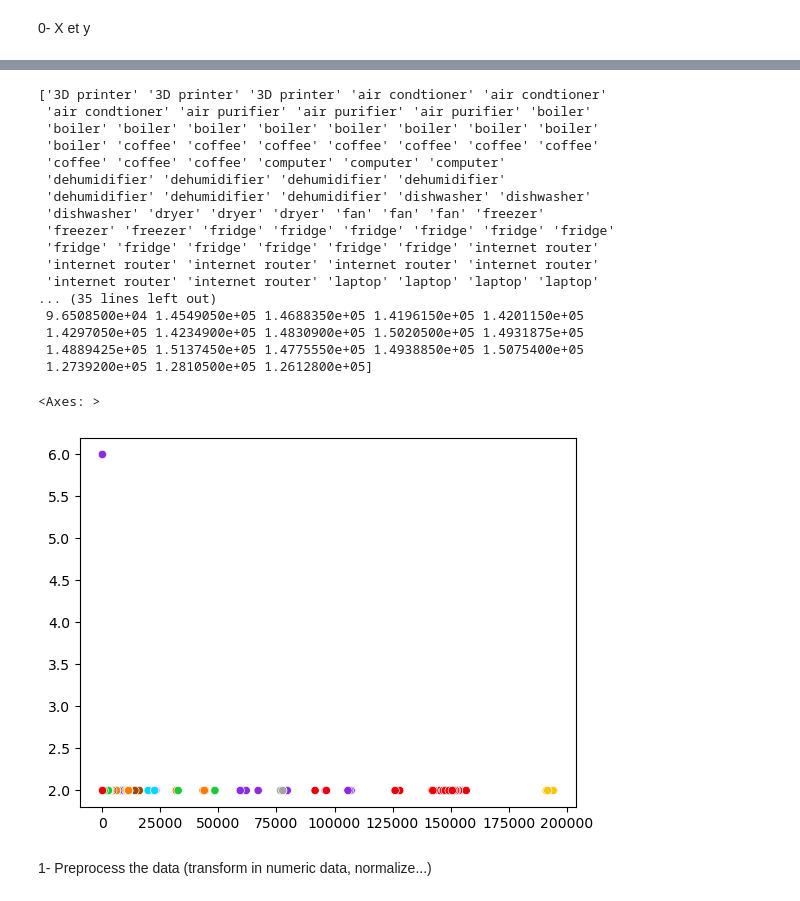
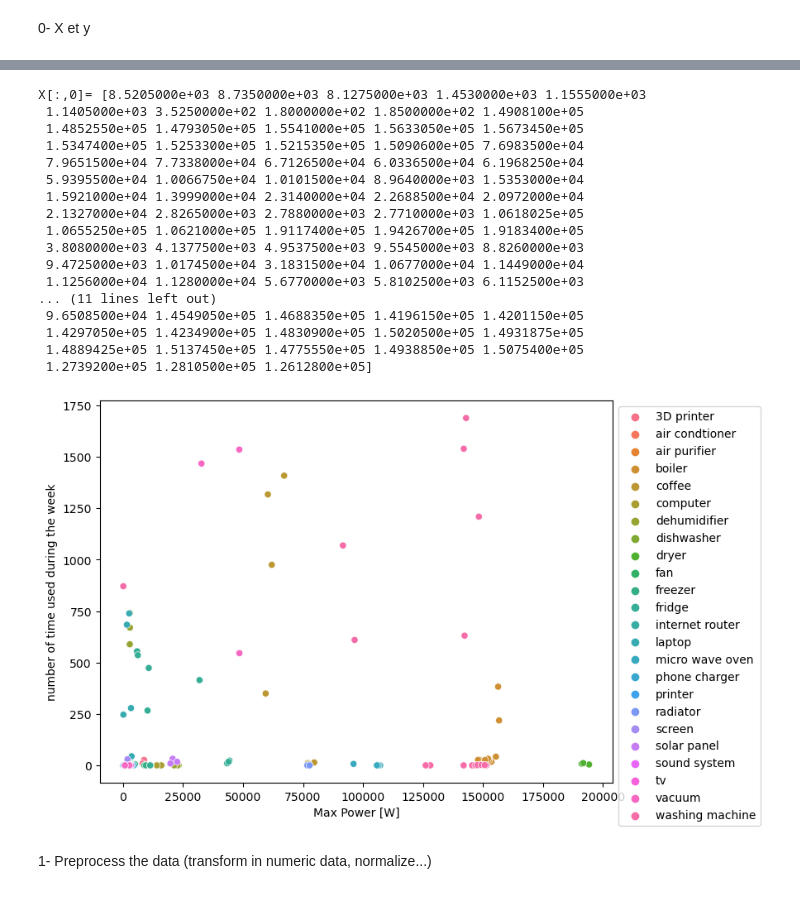
Before and after one commit to louisaarfib/Project_ML, a Jupyter notebook: classification_device.ipynb, the cells around one changed output, grey strips where cells are left out. Saved outputs shown, nothing was run; the diff lists cells and outputs as text; code cells hidden in the pictures.

```diff
--- a/classification_device.ipynb
+++ b/classification_device.ipynb
@@ -171,7 +171,7 @@ def night(file_device):
 
 def number_time(file_device):
     "in : path to csv file, string"
-    "out :number of times the device was used, int"
+    "out :number of times the device was used during the week, int"
     "the device is used = period of time during which power !=0"
 
     df = pd.read_csv(file_device, parse_dates=['timestamp'])
@@ -266,33 +266,38 @@ washing_machine_52_week_3_minutes.csv
 # %%
 X=np.array(X)
 y=np.array(y)
 
 #print(X)
-print(y)
+#print(y)
 
 print('X[:,0]=',X[:,0])
 
-sns.scatterplot(x=X[:, 0], y=X[:, 2], hue=y, palette='bright',legend=False)
+plt.figure(figsize=(8, 6))
+sns.scatterplot(x=X[:, 0], y=X[:, 4],hue=y)
+plt.xlabel('Max Power [W]')
+plt.ylabel('number of time used during the week')
+#plt.title('PCA of Dataset')
+plt.legend(bbox_to_anchor=(1.3, 1), loc='upper right')
+plt.show()
 # %% [output]
-['3D printer' '3D printer' '3D printer' 'air condtioner' 'air condtioner'
- 'air condtioner' 'air purifier' 'air purifier' 'air purifier' 'boiler'
- 'boiler' 'boiler' 'boiler' 'boiler' 'boiler' 'boiler' 'boiler' 'boiler'
- 'boiler' 'coffee' 'coffee' 'coffee' 'coffee' 'coffee' 'coffee' 'coffee'
- 'coffee' 'coffee' 'coffee' 'computer' 'computer' 'computer'
- 'dehumidifier' 'dehumidifier' 'dehumidifier' 'dehumidifier'
- 'dehumidifier' 'dehumidifier' 'dehumidifier' 'dishwasher' 'dishwasher'
- 'dishwasher' 'dryer' 'dryer' 'dryer' 'fan' 'fan' 'fan' 'freezer'
- 'freezer' 'freezer' 'fridge' 'fridge' 'fridge' 'fridge' 'fridge' 'fridge'
- 'fridge' 'fridge' 'fridge' 'fridge' 'fridge' 'fridge' 'internet router'
- 'internet router' 'internet router' 'internet router' 'internet router'
- 'internet router' 'internet router' 'laptop' 'laptop' 'laptop' 'laptop'
-... (35 lines left out)
+X[:,0]= [8.5205000e+03 8.7350000e+03 8.1275000e+03 1.4530000e+03 1.1555000e+03
+ 1.1405000e+03 3.5250000e+02 1.8000000e+02 1.8500000e+02 1.4908100e+05
+ 1.4852550e+05 1.4793050e+05 1.5541000e+05 1.5633050e+05 1.5673450e+05
+ 1.5347400e+05 1.5253300e+05 1.5215350e+05 1.5090600e+05 7.6983500e+04
+ 7.9651500e+04 7.7338000e+04 6.7126500e+04 6.0336500e+04 6.1968250e+04
+ 5.9395500e+04 1.0066750e+04 1.0101500e+04 8.9640000e+03 1.5353000e+04
+ 1.5921000e+04 1.3999000e+04 2.3140000e+04 2.2688500e+04 2.0972000e+04
+ 2.1327000e+04 2.8265000e+03 2.7880000e+03 2.7710000e+03 1.0618025e+05
+ 1.0655250e+05 1.0621000e+05 1.9117400e+05 1.9426700e+05 1.9183400e+05
+ 3.8080000e+03 4.1377500e+03 4.9537500e+03 9.5545000e+03 8.8260000e+03
+ 9.4725000e+03 1.0174500e+04 3.1831500e+04 1.0677000e+04 1.1449000e+04
+ 1.1256000e+04 1.1280000e+04 5.6770000e+03 5.8102500e+03 6.1152500e+03
+... (11 lines left out)
  9.6508500e+04 1.4549050e+05 1.4688350e+05 1.4196150e+05 1.4201150e+05
  1.4297050e+05 1.4234900e+05 1.4830900e+05 1.5020500e+05 1.4931875e+05
  1.4889425e+05 1.5137450e+05 1.4775550e+05 1.4938850e+05 1.5075400e+05
  1.2739200e+05 1.2810500e+05 1.2612800e+05]
-<Axes: >
-[figure, old version]
+[figure, new version]
 # %% [markdown]
 1- Preprocess the data (transform in numeric data, normalize...)
 # %%
```
Also changed, not shown: parts of 7 cells of this notebook, 1 other file.
